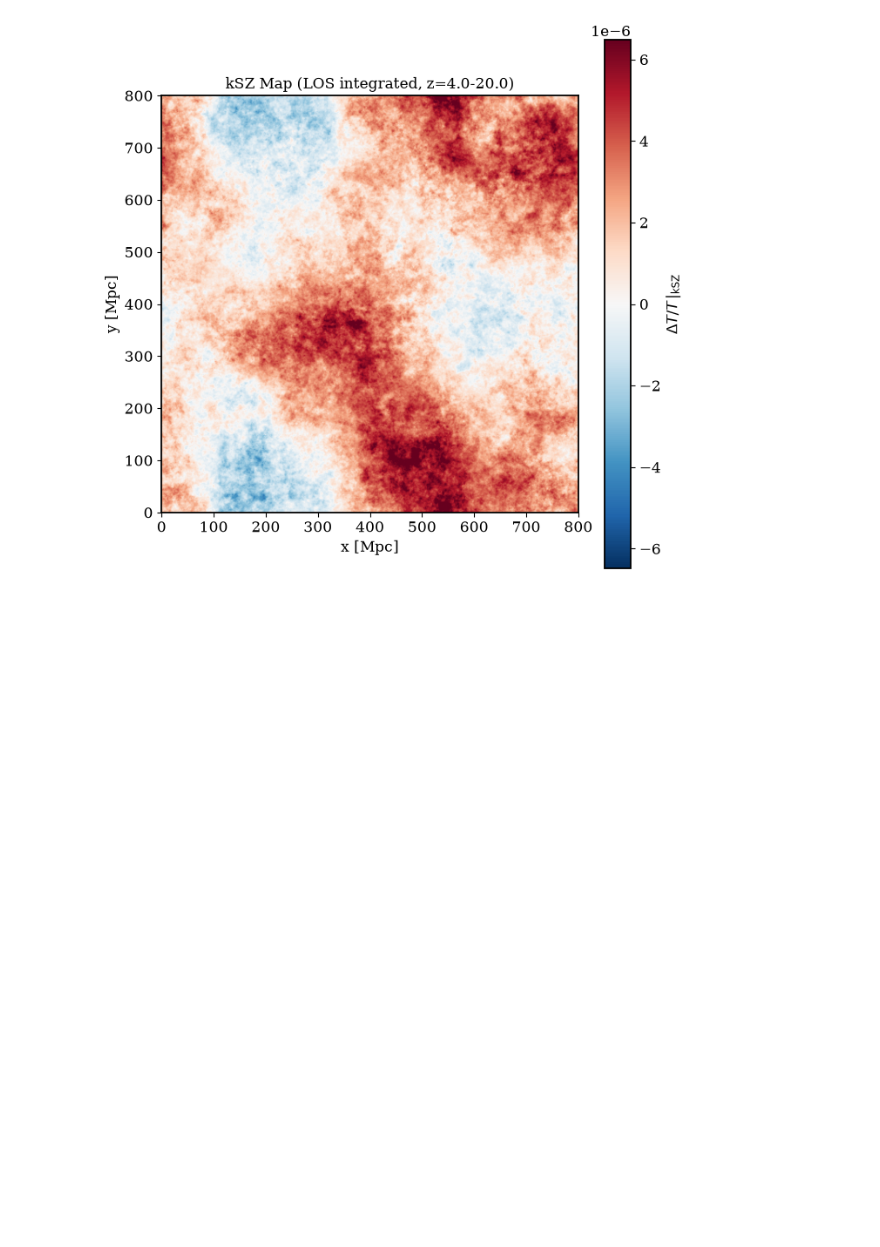
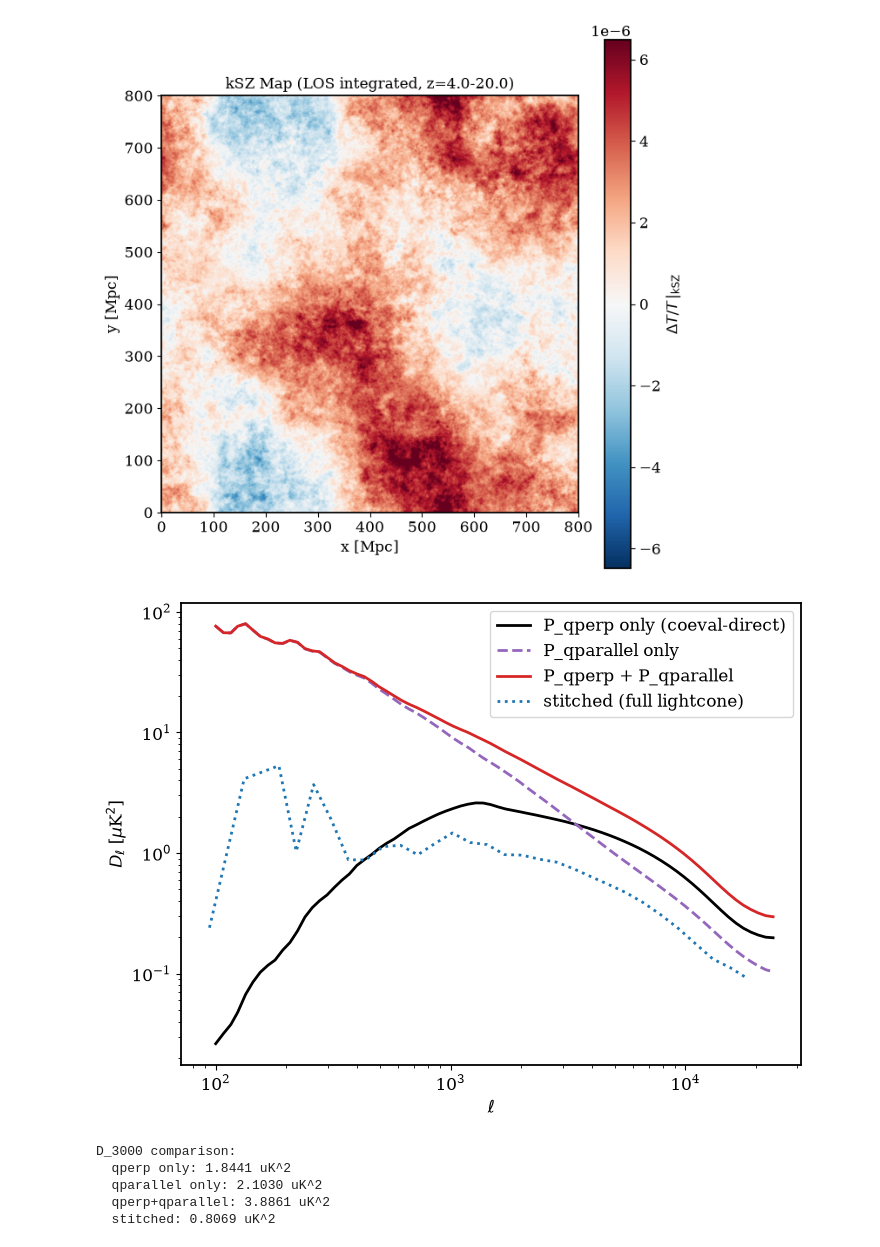
Before and after one commit to swanith01/ksz-pipeline, a Jupyter notebook: notebooks/exploratory/georgiev_comparison.ipynb, the cells around one changed output. Cells and saved outputs as stored; diff of their text form; code cells hidden in the pictures; blank space fills up the shorter version.

Commit message:
Add convergence sweep results, direct-vs-stitched audit, q_parallel check, and both updated notebooks

```diff
--- a/notebooks/exploratory/georgiev_comparison.ipynb
+++ b/notebooks/exploratory/georgiev_comparison.ipynb
@@ -481,3 +481,28 @@ Saved -> ../../data/plots/ksz_map_stitched.pdf
 Map mean : 1.6910e-06
 Map RMS  : 2.5976e-06
 [figure]
+# %%
+qpar_only = np.load(f"{PRODUCTS_DIR}/ksz_Dl_coeval_qpar.npz")
+qperp_plus_qpar = np.load(f"{PRODUCTS_DIR}/ksz_Dl_coeval_qperp_plus_qpar.npz")
+
+fig, ax = plt.subplots(figsize=(8,6))
+ax.plot(coeval['ell'], coeval['Dl'], color='k', lw=2, label='P_qperp only (coeval-direct)')
+ax.plot(qpar_only['ell'], qpar_only['Dl'], color='tab:purple', lw=2, ls='--', label='P_qparallel only')
+ax.plot(qperp_plus_qpar['ell'], qperp_plus_qpar['Dl'], color='tab:red', lw=2, label='P_qperp + P_qparallel')
+ax.plot(stitched['ell'], stitched['Dl'], color='tab:blue', lw=2, ls=':', label='stitched (full lightcone)')
+ax.set_xscale('log'); ax.set_yscale('log')
+ax.set_xlabel(r"$\ell$"); ax.set_ylabel(r"$D_\ell$ [$\mu$K$^2$]")
+ax.legend(); #ax.grid(alpha=0.3)
+plt.show()
+
+print("D_3000 comparison:")
+for name, d in [("qperp only", coeval), ("qparallel only", qpar_only),
+                 ("qperp+qparallel", qperp_plus_qpar), ("stitched", stitched)]:
+    print(f"  {name}: {float(np.interp(3000, d['ell'], d['Dl'])):.4f} uK^2")
+# %% [output]
+[figure, added]
+D_3000 comparison:
+  qperp only: 1.8441 uK^2
+  qparallel only: 2.1030 uK^2
+  qperp+qparallel: 3.8861 uK^2
+  stitched: 0.8069 uK^2
```
Also changed, not shown: 36 other files.
